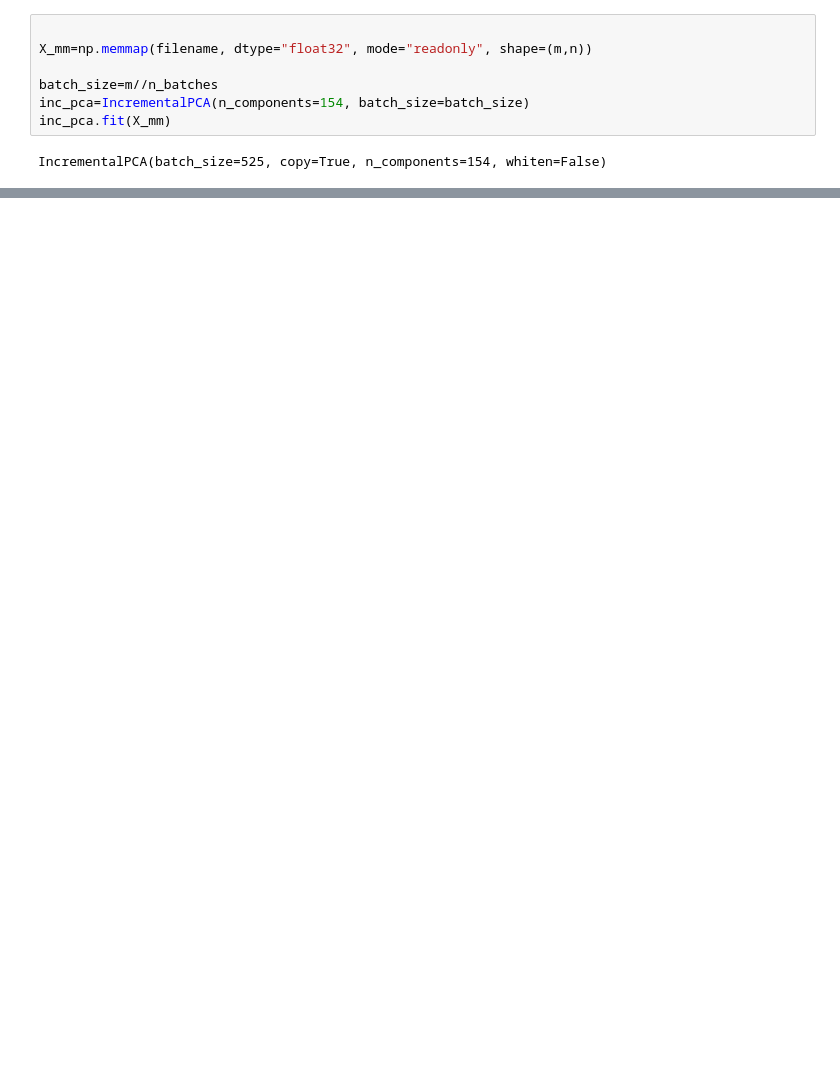
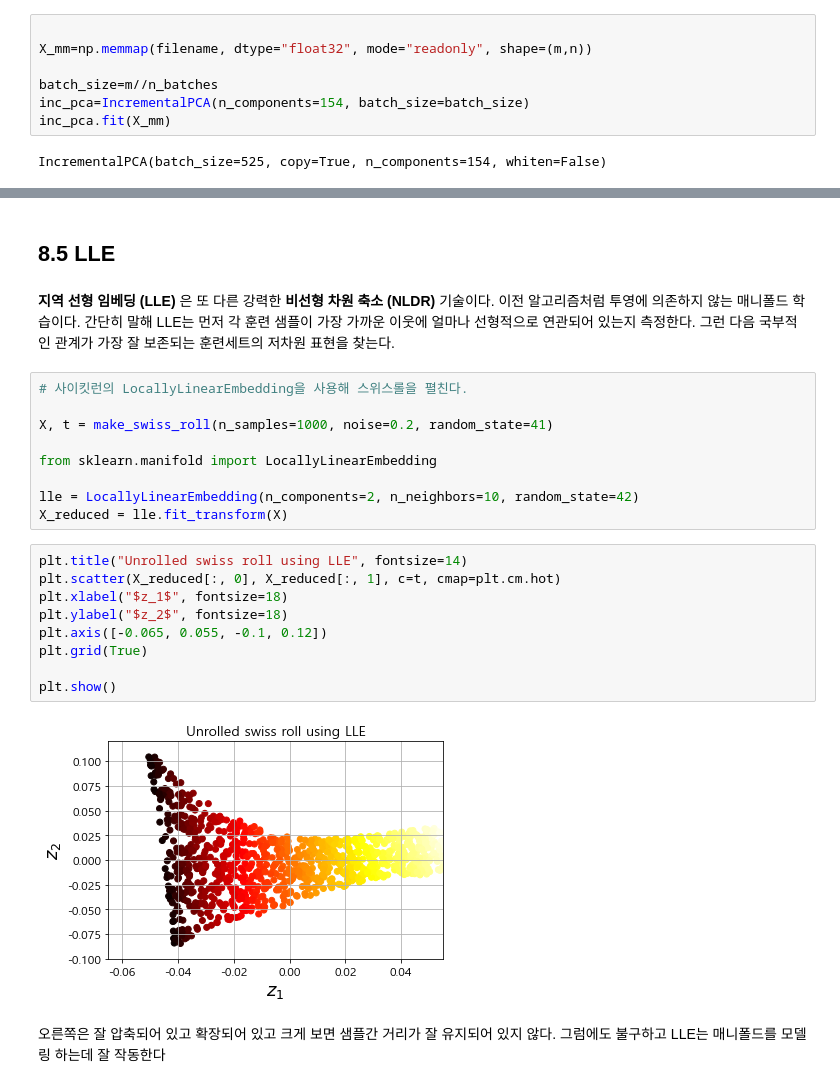
Before and after one commit to HyoJungChoi/Hands-on-ml, a Jupyter notebook: chapter8_Dimensionality_Reduction.ipynb, the cells around one changed output, grey strips where cells are left out. Drawn from its saved outputs; the diff is of its cells as text; blank space fills up the shorter version.

```diff
--- a/chapter8_Dimensionality_Reduction.ipynb
+++ b/chapter8_Dimensionality_Reduction.ipynb
@@ -321,0 +503,26 @@ X_reduced=rnd_pca.fit_transform(X_train)
+# %% [markdown]
+## 8.5 LLE
+# %% [markdown]
+**지역 선형 임베딩 (LLE)** 은 또 다른 강력한 **비선형 차원 축소 (NLDR)** 기술이다. 이전 알고리즘처럼 투영에 의존하지 않는 매니폴드 학습이다. 간단히 말해 LLE는 먼저 각 훈련 샘플이 가장 가까운 이웃에 얼마나 선형적으로 연관되어 있는지 측정한다. 그런 다음 국부적인 관계가 가장 잘 보존되는 훈련세트의 저차원 표현을 찾는다.
+# %%
+# 사이킷런의 LocallyLinearEmbedding을 사용해 스위스롤을 펼친다.
+
+X, t = make_swiss_roll(n_samples=1000, noise=0.2, random_state=41)
+
+from sklearn.manifold import LocallyLinearEmbedding
+
+lle = LocallyLinearEmbedding(n_components=2, n_neighbors=10, random_state=42)
+X_reduced = lle.fit_transform(X)
+# %%
+plt.title("Unrolled swiss roll using LLE", fontsize=14)
+plt.scatter(X_reduced[:, 0], X_reduced[:, 1], c=t, cmap=plt.cm.hot)
+plt.xlabel("$z_1$", fontsize=18)
+plt.ylabel("$z_2$", fontsize=18)
+plt.axis([-0.065, 0.055, -0.1, 0.12])
+plt.grid(True)
+
+plt.show()
+# %% [output]
+[figure, added]
+# %% [markdown]
+오른쪽은 잘 압축되어 있고 확장되어 있고 크게 보면 샘플간 거리가 잘 유지되어 있지 않다. 그럼에도 불구하고 LLE는 매니폴드를 모델링 하는데 잘 작동한다
```
Also changed, not shown: parts of 36 cells of this notebook.
